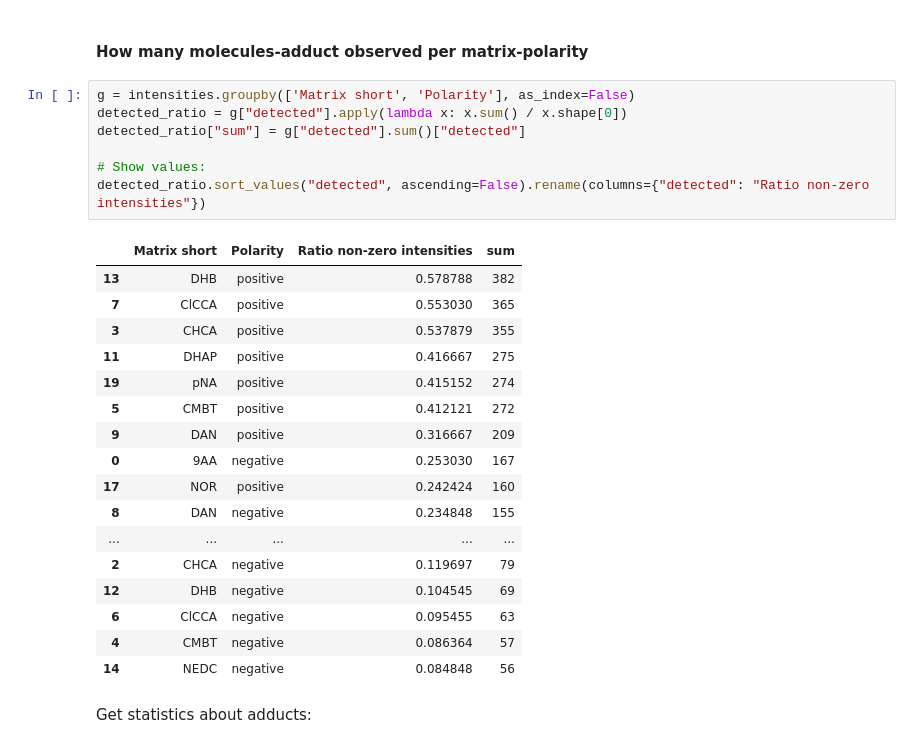
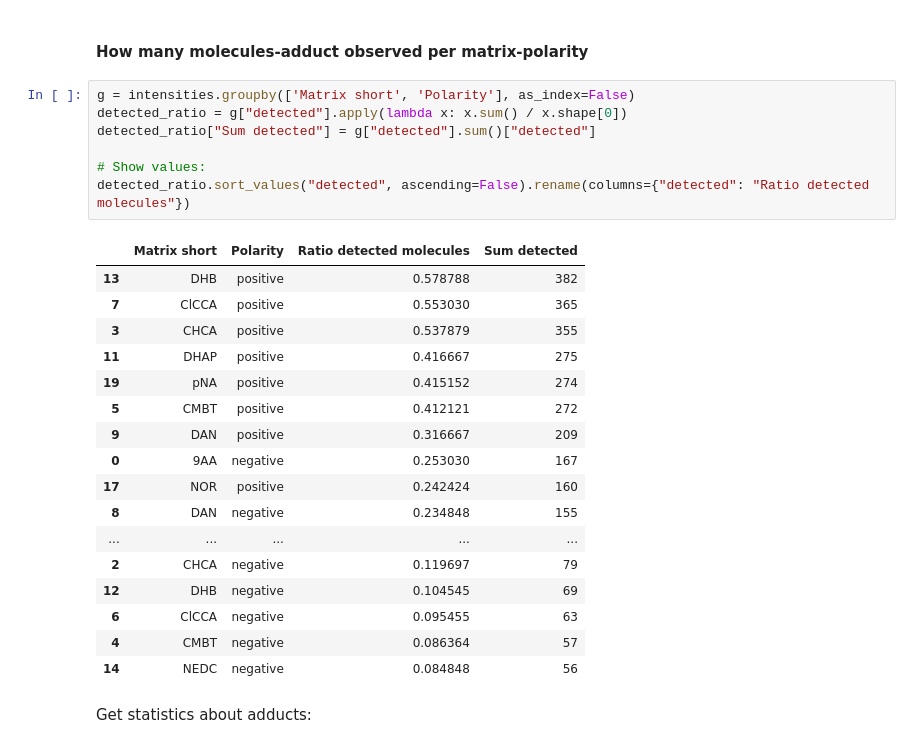
Before and after one commit to alexandrovteam/predicting-APMALDI-response, a Jupyter notebook: notebooks/regression.ipynb, the cells around one changed output. Drawn from its saved outputs; the diff is of its cells as text.

```diff
--- a/notebooks/regression.ipynb
+++ b/notebooks/regression.ipynb
@@ -185,12 +185,12 @@ print("{}/{} molecules with non-zero observed values".format(len(all_mol_feature
 # %%
 g = intensities.groupby(['Matrix short', 'Polarity'], as_index=False)
 detected_ratio = g["detected"].apply(lambda x: x.sum() / x.shape[0])
-detected_ratio["sum"] = g["detected"].sum()["detected"]
+detected_ratio["Sum detected"] = g["detected"].sum()["detected"]
 
 # Show values:
-detected_ratio.sort_values("detected", ascending=False).rename(columns={"detected": "Ratio non-zero intensities"})
+detected_ratio.sort_values("detected", ascending=False).rename(columns={"detected": "Ratio detected molecules"})
 # %% [output]
-|  | Matrix short | Polarity | Ratio non-zero intensities | sum |
+|  | Matrix short | Polarity | Ratio detected molecules | Sum detected |
 | 13 | DHB | positive | 0.578788 | 382 |
 | 7 | ClCCA | positive | 0.553030 | 365 |
 | 3 | CHCA | positive | 0.537879 | 355 |
```
Also changed, not shown: parts of 32 cells of this notebook.
